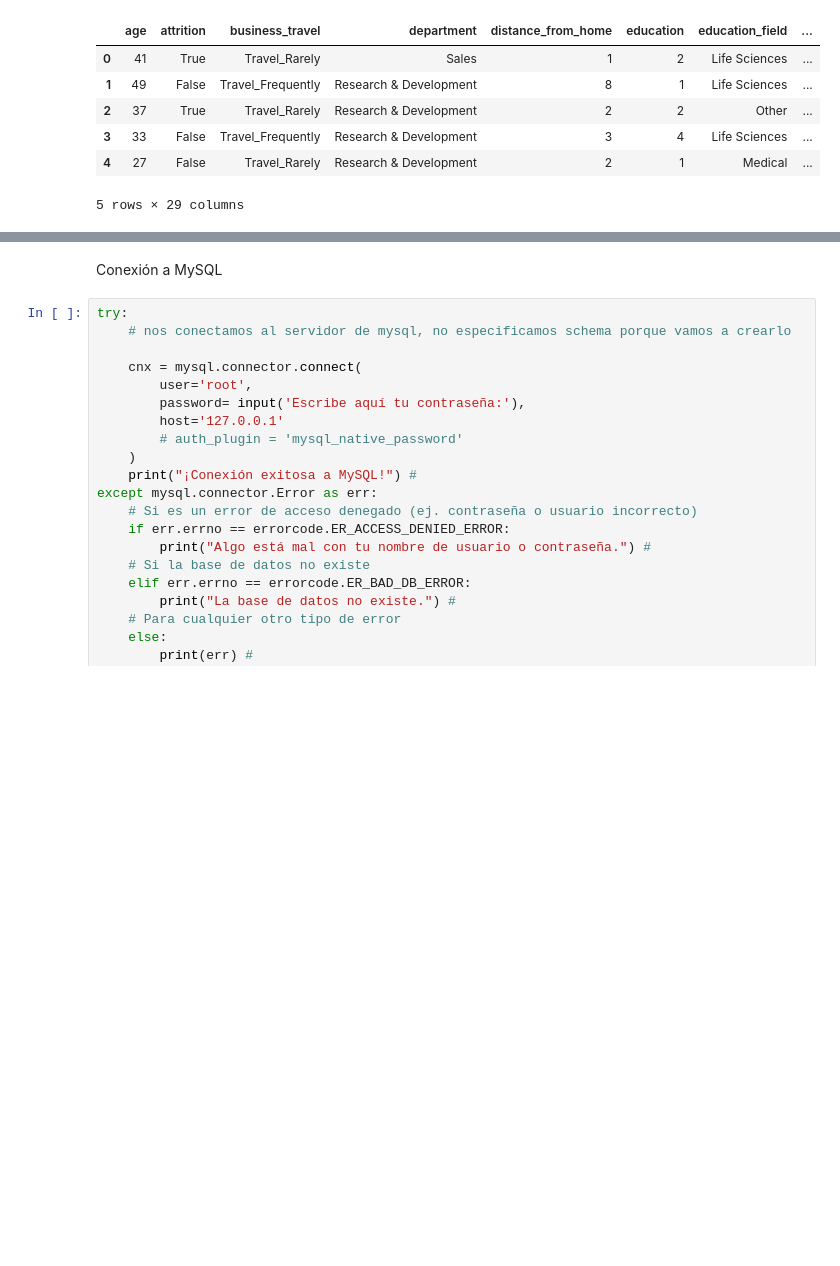
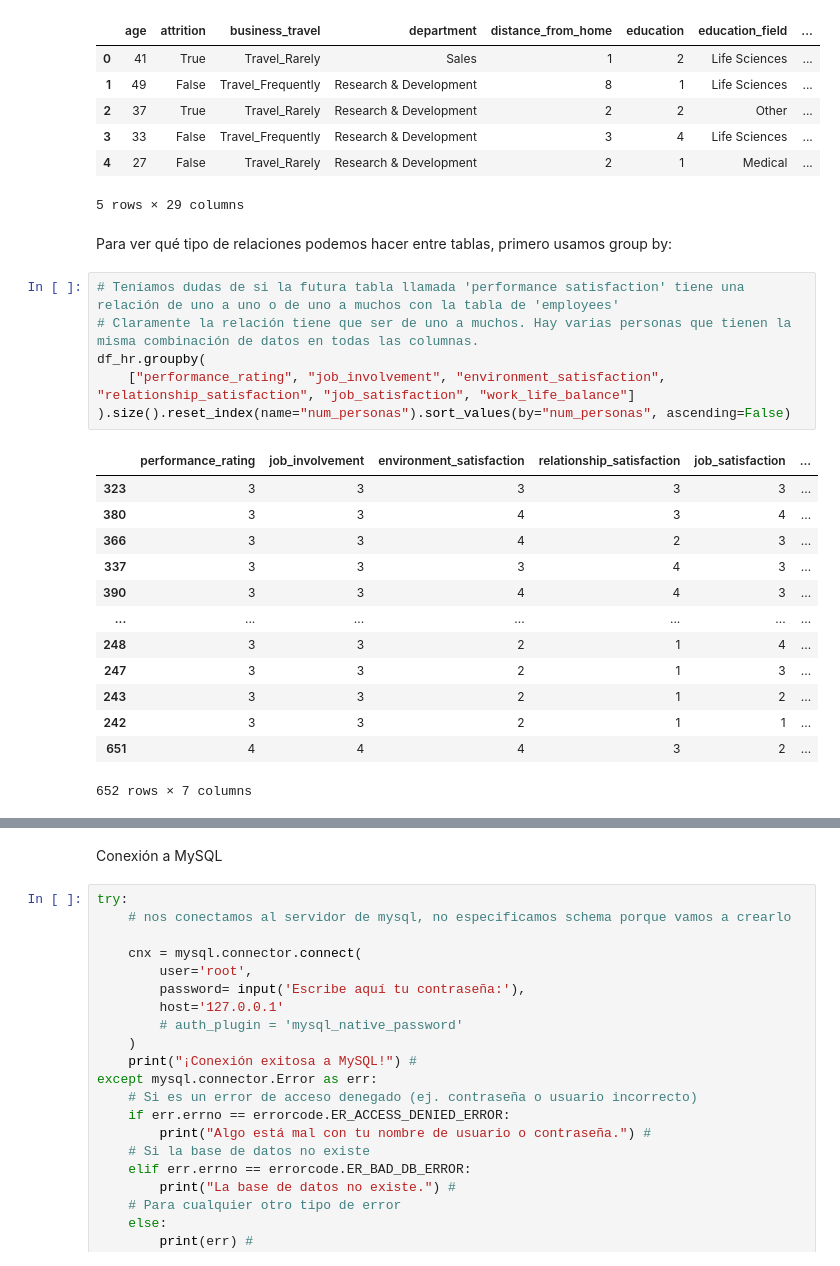
Before and after one commit to eva5ferrer/project-da-promo-63-modulo-3-team-1, a Jupyter notebook: fase-4-bbdd.ipynb, the cells around one changed output, grey strips where cells are left out. Drawn from its saved outputs; the diff is of its cells as text; blank space fills up the shorter version.

```diff
--- a/fase-4-bbdd.ipynb
+++ b/fase-4-bbdd.ipynb
@@ -16,3 +16,25 @@ df_hr.head()
 | 3 | 33 | False | Travel_Frequently | Research & Development | 3 | 4 | Life Sciences | ... |
 | 4 | 27 | False | Travel_Rarely | Research & Development | 2 | 1 | Medical | ... |
 5 rows × 29 columns
+# %% [markdown]
+Para ver qué tipo de relaciones podemos hacer entre tablas, primero usamos group by:
+# %%
+# Teníamos dudas de si la futura tabla llamada 'performance satisfaction' tiene una relación de uno a uno o de uno a muchos con la tabla de 'employees'
+# Claramente la relación tiene que ser de uno a muchos. Hay varias personas que tienen la misma combinación de datos en todas las columnas.
+df_hr.groupby(
+    ["performance_rating", "job_involvement", "environment_satisfaction", "relationship_satisfaction", "job_satisfaction", "work_life_balance"]
+).size().reset_index(name="num_personas").sort_values(by="num_personas", ascending=False)
+# %% [output]
+|  | performance_rating | job_involvement | environment_satisfaction | relationship_satisfaction | job_satisfaction | ... |
+| 323 | 3 | 3 | 3 | 3 | 3 | ... |
+| 380 | 3 | 3 | 4 | 3 | 4 | ... |
+| 366 | 3 | 3 | 4 | 2 | 3 | ... |
+| 337 | 3 | 3 | 3 | 4 | 3 | ... |
+| 390 | 3 | 3 | 4 | 4 | 3 | ... |
+| ... | ... | ... | ... | ... | ... | ... |
+| 248 | 3 | 3 | 2 | 1 | 4 | ... |
+| 247 | 3 | 3 | 2 | 1 | 3 | ... |
+| 243 | 3 | 3 | 2 | 1 | 2 | ... |
+| 242 | 3 | 3 | 2 | 1 | 1 | ... |
+| 651 | 4 | 4 | 4 | 3 | 2 | ... |
+652 rows × 7 columns
```
Also changed, not shown: parts of 3 cells of this notebook, 4 other files.
